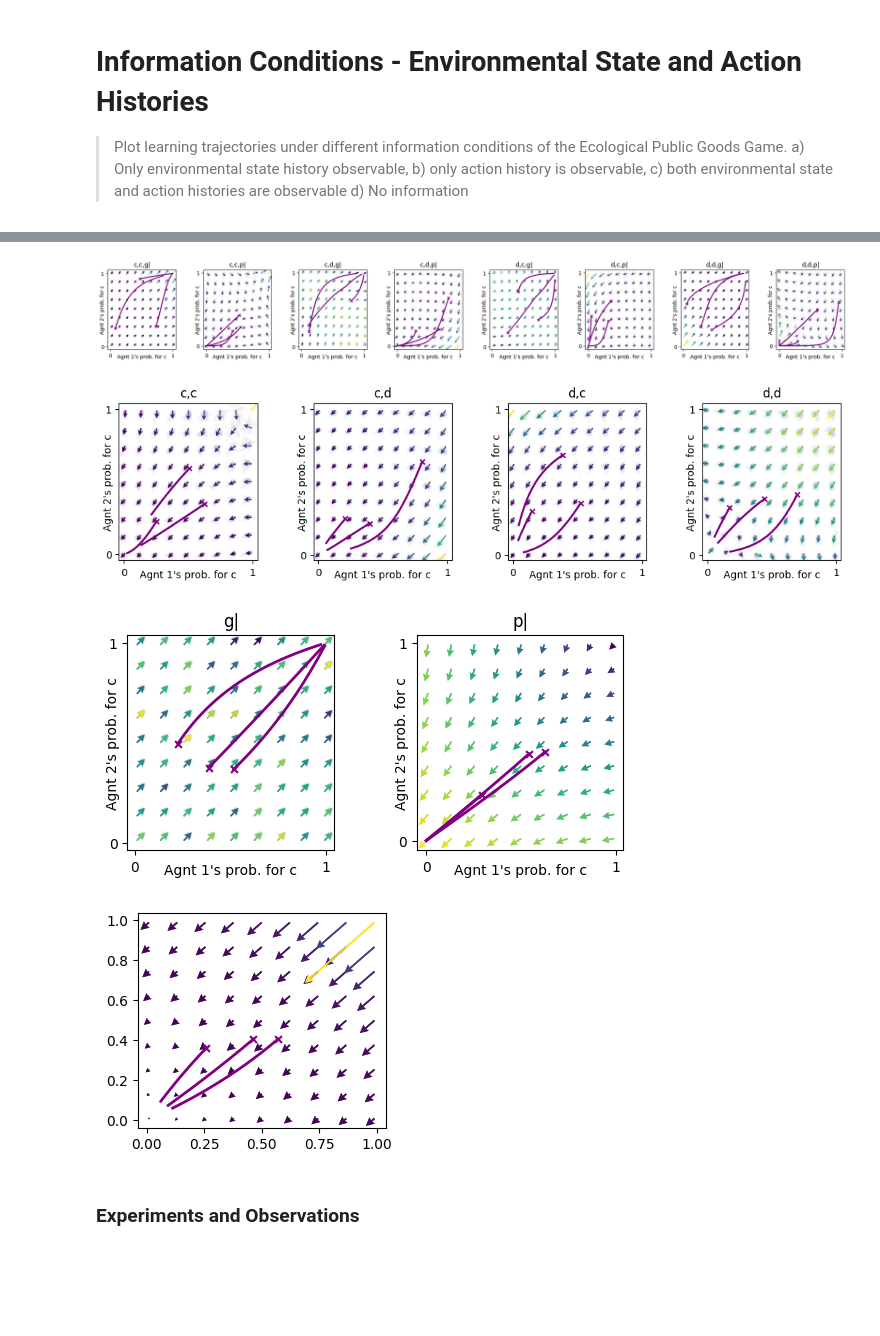
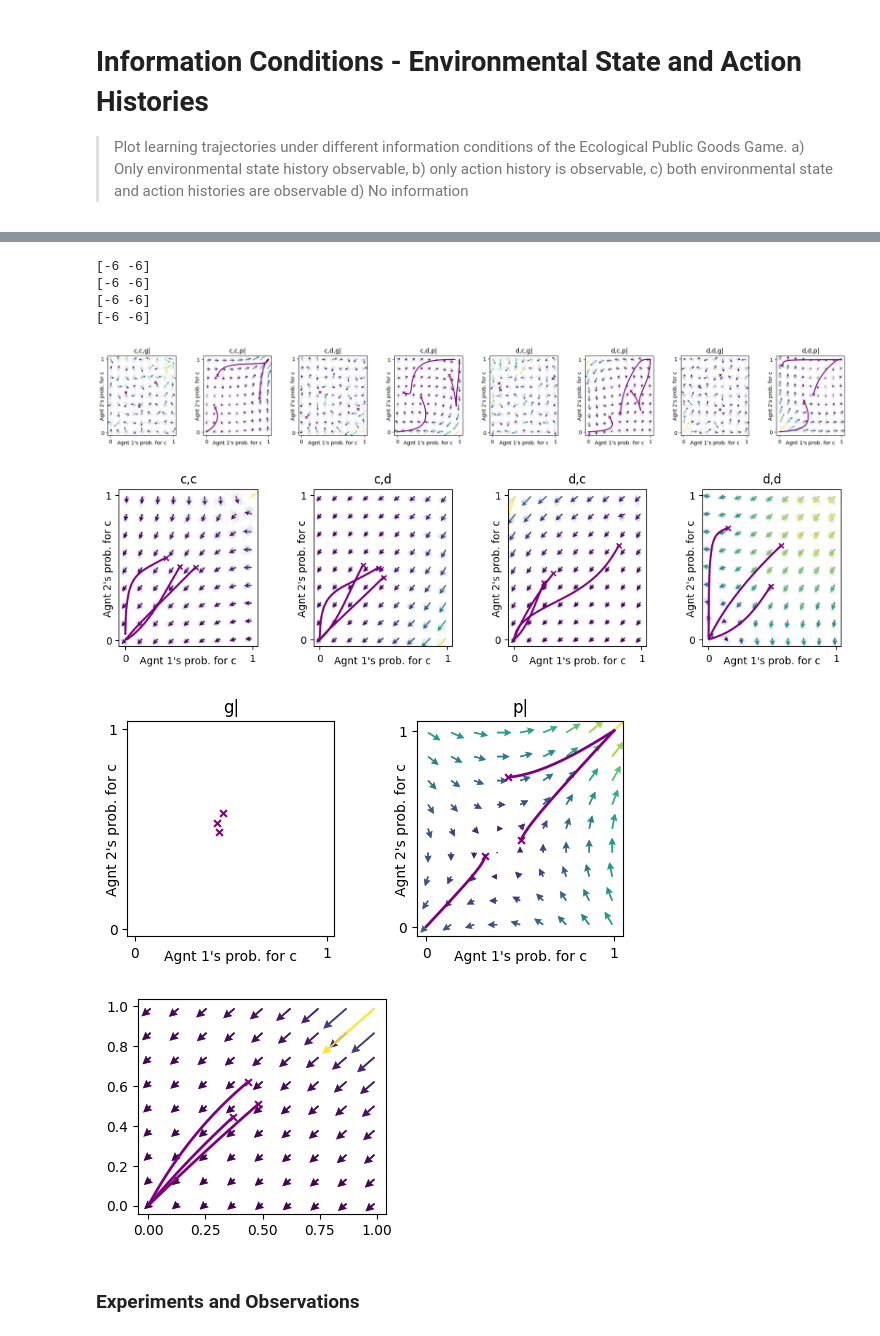
Before and after one commit to Akilan-R/Social_Ecological_Info_Cooperation, a Jupyter notebook: Code/nbs/make_plots.ipynb, the cells around one changed output, grey strips where cells are left out. Saved outputs shown, nothing was run; the diff lists cells and outputs as text; code cells hidden in the pictures; blank space fills up the shorter version.

Commit message:
heatmap discount factor collapse for poster

```diff
--- a/Code/nbs/make_plots.ipynb
+++ b/Code/nbs/make_plots.ipynb
@@ -32,7 +32,7 @@ import pandas as pd
 # np.random.seed(global_seed)
 # %%
 
-ecopg = EcologicalPublicGood(N=2, f=1.2, c=5, m=-6, qc=0.02, qr= 0.0001, degraded_choice=True)
+ecopg = EcologicalPublicGood(N=2, f=1.2, c=5, m=-6, qc=0.02, qr= 0.0001, degraded_choice=False)
 ecopg_with_history = HistoryEmbedded(ecopg, h = (1,1,1))
 # %%
 
@@ -188,39 +188,44 @@ print(X_random_list)
 #| export
 
 for mode in ['both_state_and_action_information','only_action_history_information', 'only_state_information','no_information', ]:
     #for each information condition get the average policy for the given observation set and plot the flow diagram
 
 
     information_condition_instance = Information_Conditions(ecopg, mode=mode)
+    print(ecopg.m)
     num_observed_states = len(information_condition_instance.Oset[0])
     x, y = ([0], list(range(num_observed_states)), [0]), ([1], list(range(num_observed_states)), [0])
-    mae1 = POstratAC(env=information_condition_instance, learning_rates=0.1, discount_factors=0.96)
+    mae1 = POstratAC(env=information_condition_instance, learning_rates=0.1, discount_factors=0.98)
 
     ax = fp.plot_strategy_flow(
         mae1,
         x, y, flowarrow_points=np.linspace(0.01, 0.99, 9), NrRandom=32,
         conds=np.array(information_condition_instance.Oset)[0, :num_observed_states],
-        col = 'blac'
+        # col = 'blac'
     )
 
     for X_for_state_set in X_random_list:
         X_for_observation_set = average_policy_for_given_observation_set(X_for_state_set, information_condition_instance.O)
         xtraj, fixedpointreached = mae1.trajectory(X_for_observation_set, Tmax=10000, tolerance=1e-5)
 
         fp.plot_trajectories([xtraj], x, y, cols=['purple'], axes = ax)
 
     # plt.figure()
     # plt.plot(xtraj[:, 0, 0, 0], label="Agent 0", c='red')
     # plt.plot(xtraj[:, 1, 0, 0], label="Agent 1", c='blue')
     # plt.xlabel('Time steps')
     # plt.ylabel('Cooperation probability')
     # plt.legend()
     # plt.title(mode + " trajectory")
 # %% [output]
+[-6 -6]
+[-6 -6]
+[-6 -6]
+[-6 -6]
-[figure, old version]
+[figure, new version]
-[figure, old version]
+[figure, new version]
-[figure, old version]
+[figure, new version]
-[figure, old version]
+[figure, new version]
 # %% [markdown]
 ### Experiments and Observations
 # %%
```
Also changed, not shown: parts of 2 cells of this notebook, 26 other files.
